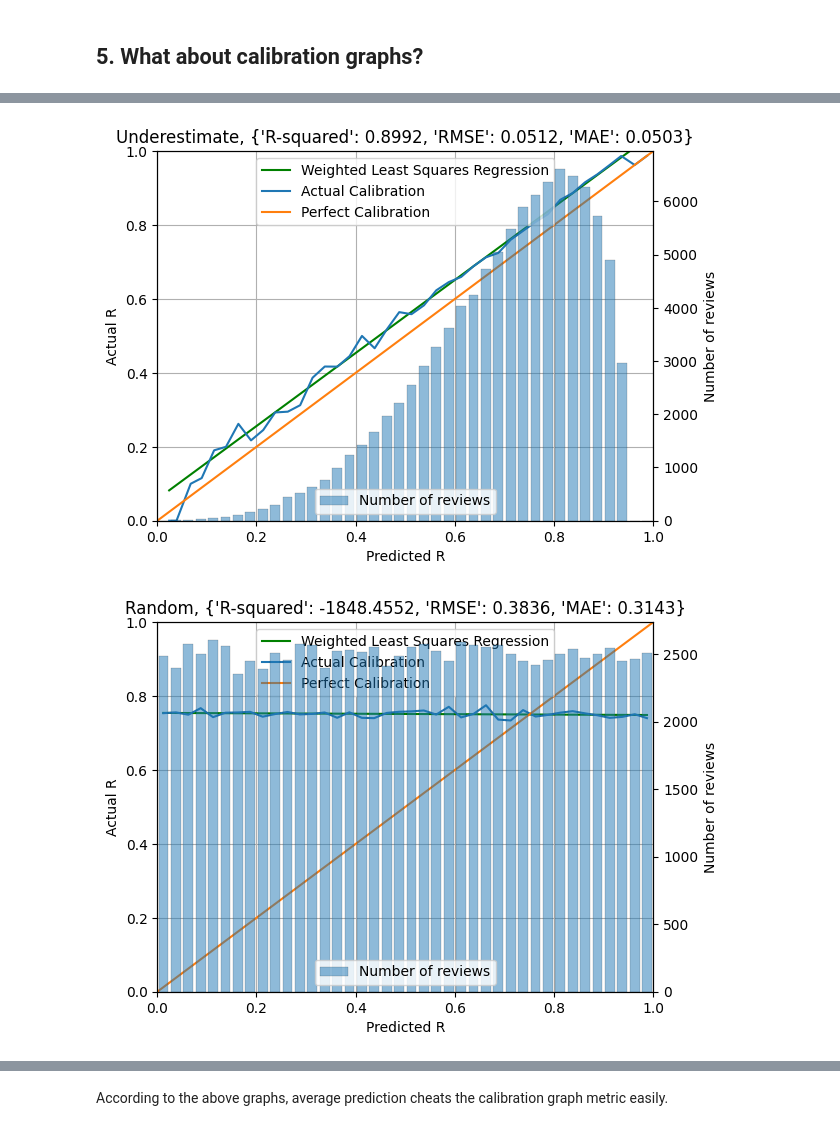
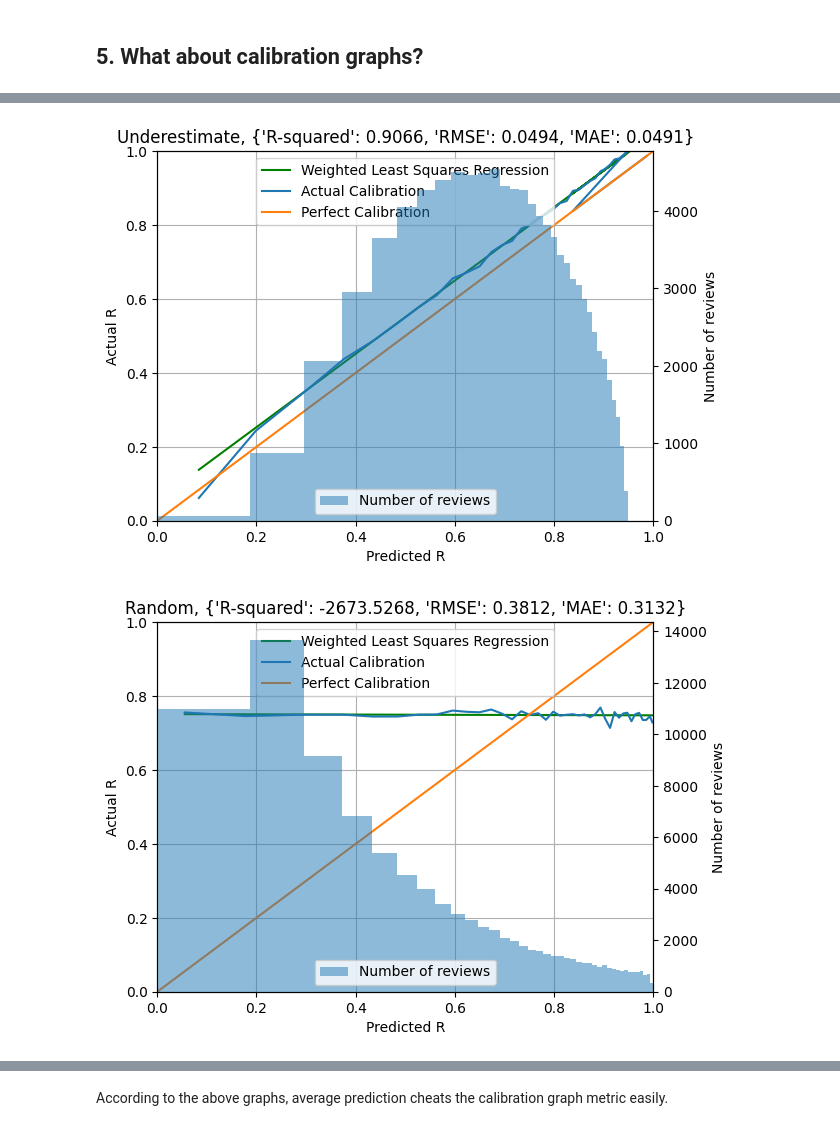
Before and after one commit to open-spaced-repetition/spaced-repetition-algorithm-metric, a Jupyter notebook: metrics_research.ipynb, the cells around one changed output, grey strips where cells are left out. Drawn from its saved outputs; the diff is of its cells as text; code cells hidden in the pictures.

```diff
--- a/metrics_research.ipynb
+++ b/metrics_research.ipynb
@@ -78,11 +78,16 @@ def load_brier(predictions, real, bins=20):
     counts = np.zeros(bins)
     correct = np.zeros(bins)
     prediction = np.zeros(bins)
+
+    def get_bin(x, bins=bins):
+        return int(np.exp(np.log(bins) * x).round() - 1)
+
     for p, r in zip(predictions, real):
-        bin = min(int(p * bins), bins - 1)
+        bin = min(get_bin(p), bins - 1)
         counts[bin] += 1
         correct[bin] += r
         prediction[bin] += p
+
     np.seterr(invalid='ignore')
     prediction_means = prediction / counts
     prediction_means[np.isnan(prediction_means)] = ((np.arange(bins) + 0.5) / bins)[np.isnan(prediction_means)]
@@ -120,13 +125,15 @@ def plot_brier(predictions, real, bins=20, title=None):
     plt.plot((0, 1), (0, 1), label='Perfect Calibration', color="#ff7f0e")
     bin_count = brier['detail']['bin_count']
     counts = np.array(bin_counts)
-    bins = (np.arange(bin_count) + 0.5) / bin_count
+    bins = np.log((np.arange(bin_count)) + 1) / np.log(bin_count + 1)
+    widths = np.diff(bins)
+    widths = np.append(widths, 1 - bins[-1])
     plt.legend(loc='upper center')
     plt.xlabel('Predicted R')
     plt.ylabel('Actual R')
     ax2 = plt.twinx()
     ax2.set_ylabel('Number of reviews')
-    ax2.bar(bins, counts, width=(0.8 / bin_count), ec='k', lw=.2, alpha=0.5, label='Number of reviews')
+    ax2.bar(bins, counts, width=widths, ec='k', linewidth=0, alpha=0.5, label='Number of reviews', align='edge')
     ax2.legend(loc='lower center')
     metrics = {
         "R-squared": round(r2, 4),
@@ -150,2 +157,2 @@ plot_brier([sum(y)/len(y)] * len(y), y, bins=n_bins, title="Average")
-[figure, old version]
+[figure, new version]
-[figure, old version]
+[figure, new version]
```
Also changed, not shown: parts of 3 cells of this notebook.
